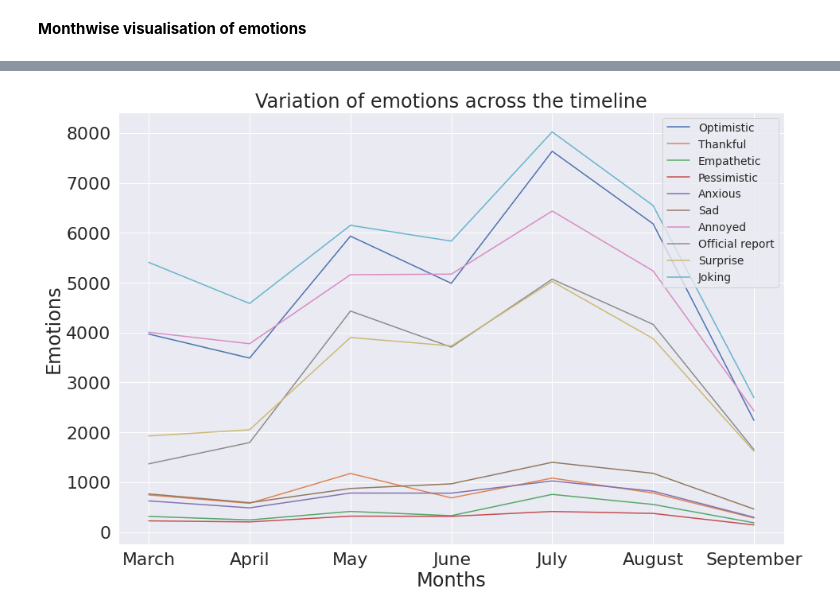
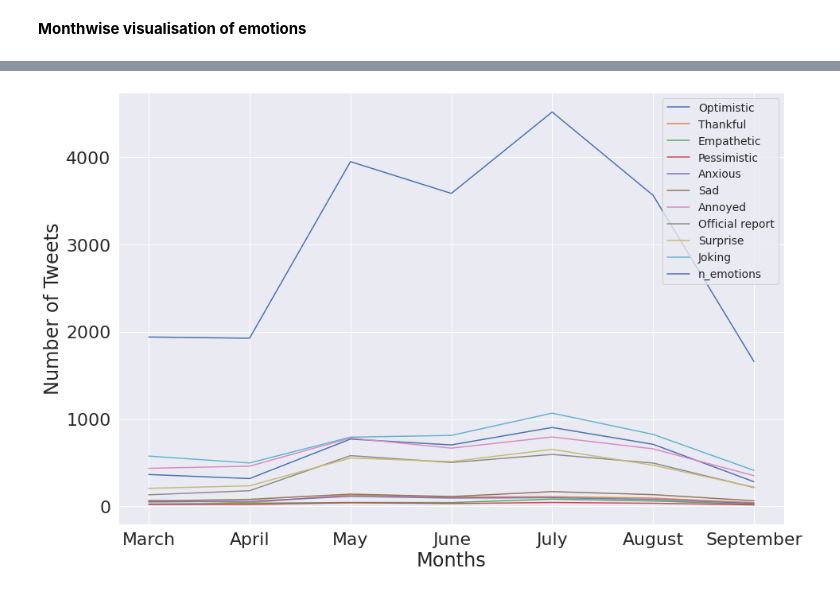
Before and after one commit to sydney-machine-learning/COVID19_sentinentanalysis, a Jupyter notebook: Visualizations on IEEE dataset.ipynb, the cells around one changed output, grey strips where cells are left out. Cells and saved outputs as stored; diff of their text form; code cells hidden in the pictures.

```diff
--- a/Visualizations on IEEE dataset.ipynb
+++ b/Visualizations on IEEE dataset.ipynb
@@ -122,0 +452,5 @@ plt.show()
+# %%
+fig = plt.figure(figsize = (16, 16))
+sns.set(font_scale = 2)
+sns.heatmap(emote_df_del, annot = True, cmap = 'coolwarm', xticklabels = emote_df_del.columns, yticklabels = emote_df_del.columns,
+            fmt = 'g', annot_kws = {"size" : 16}, cbar = False, cbar_kws = {"shrink": .8})
@@ -124,0 +602,5 @@ plt.show()
+# %%
+plt.figure(figsize = (15, 10))
+sns.set(font_scale = 2)
+g = sns.barplot(x = 'month', y = 'value', hue = 'index', data = in_df.reset_index().melt(id_vars = 'index', var_name = 'month'))
+g.legend(loc = 'upper left', fontsize = 12)
@@ -125,32 +610,42 @@ plt.show()
+# %%
+plt.figure(figsize = (15, 10))
+sns.set(font_scale = 2)
+g = sns.barplot(x = 'month', y = 'value', hue = 'index', data = mum_df.reset_index().melt(id_vars = 'index', var_name = 'month'))
+g.legend(loc = 'upper left', fontsize = 12)
+# %%
+plt.figure(figsize = (15, 10))
+sns.set(font_scale = 2)
+g = sns.barplot(x = 'month', y = 'value', hue = 'index', data = del_df.reset_index().melt(id_vars = 'index', var_name = 'month'))
+g.legend(loc = 'upper left', fontsize = 12)
 # %%
 #x axis -> months
 #y axis -> emotions
-emotions = data.columns[4:]
+emotions = mumbai.columns[4:]
 
 input = []
 months = ["March", "April", "May", "June", "July", "August", "September"]
-march = [data[data['month'] == 'mar'][x].sum() for x in emotions]
-april = [data[data['month'] == 'apr'][x].sum() for x in emotions]
-may = [data[data['month'] == 'may'][x].sum() for x in emotions]
-june = [data[data['month'] == 'jun'][x].sum() for x in emotions]
-july = [data[data['month'] == 'jul'][x].sum() for x in emotions]
-august = [data[data['month'] == 'aug'][x].sum() for x in emotions]
-september = [data[data['month'] == 'sep'][x].sum() for x in emotions]
+march = [mumbai[mumbai['month'] == 'mar'][x].sum() for x in emotions]
+april = [mumbai[mumbai['month'] == 'apr'][x].sum() for x in emotions]
+may = [mumbai[mumbai['month'] == 'may'][x].sum() for x in emotions]
+june = [mumbai[mumbai['month'] == 'jun'][x].sum() for x in emotions]
+july = [mumbai[mumbai['month'] == 'jul'][x].sum() for x in emotions]
+august = [mumbai[mumbai['month'] == 'aug'][x].sum() for x in emotions]
+september = [mumbai[mumbai['month'] == 'sep'][x].sum() for x in emotions]
 
 input.append(march)
 input.append(april)
 input.append(may)
 input.append(june)
 input.append(july)
 input.append(august)
 input.append(september)
 
 plt.figure(figsize = (15, 10))
 plt.plot(months, input)
 plt.xlabel("Months")
-plt.ylabel("Emotions")
+plt.ylabel("Number of Tweets")
 plt.legend(emotions, loc = 1, fontsize = 'xx-small')
-plt.title("Variation of emotions across the timeline")
+#plt.title("Variation of emotions across the timeline in Mumbai")
 plt.show()
 # %% [output]
-[figure, old version]
+[figure, new version]
```
Also changed, not shown: parts of 52 cells of this notebook.
